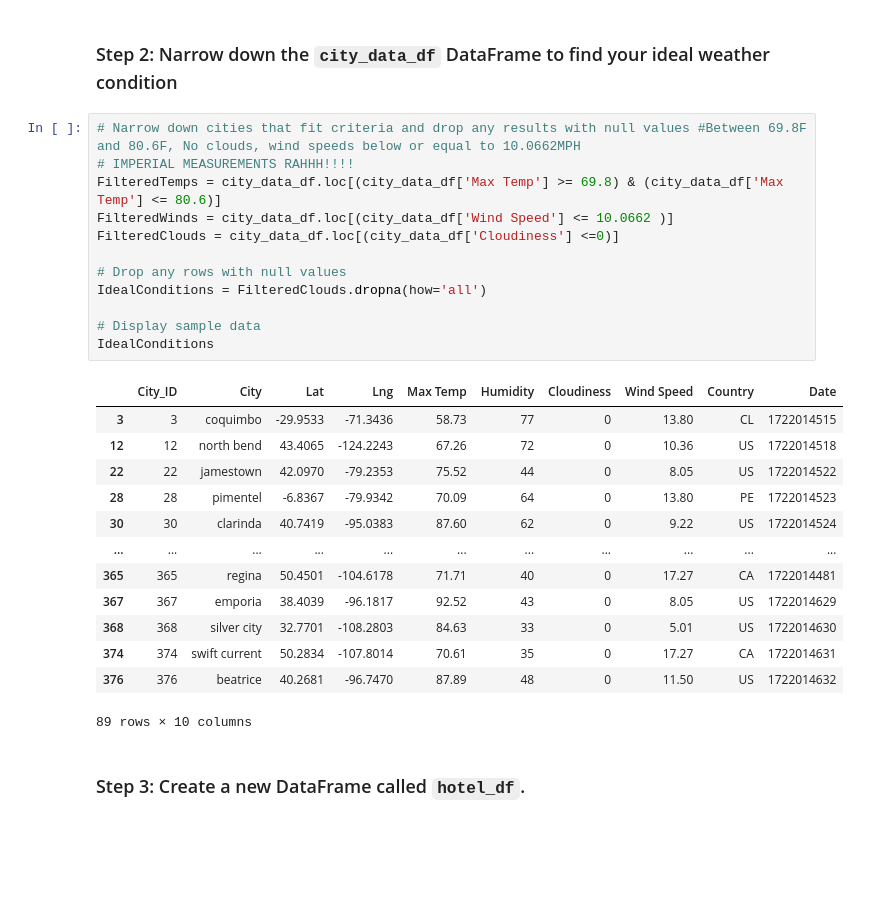
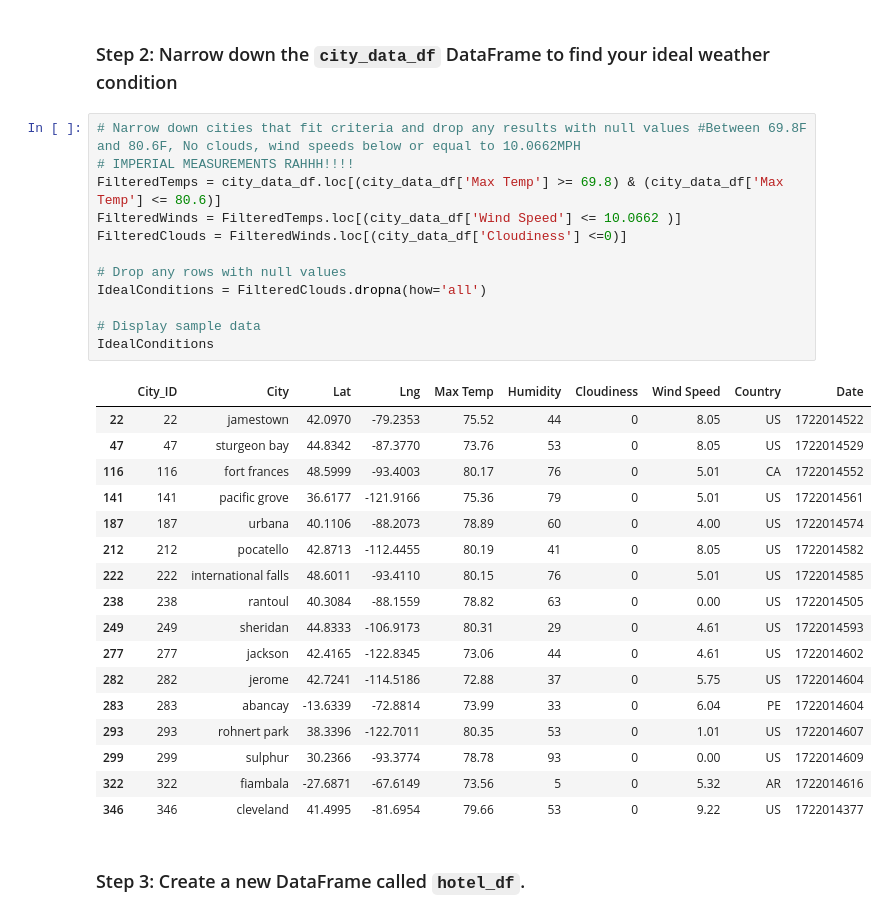
Before and after one commit to RickGrimesCodes/Module-6-Challenge, a Jupyter notebook: VacationPy.ipynb, the cells around one changed output. Drawn from its saved outputs; the diff is of its cells as text; blank space fills up the shorter version.

Commit message:
Corrected code for the IdealConditions dataframe
Should work now.

```diff
--- a/VacationPy.ipynb
+++ b/VacationPy.ipynb
@@ -63,29 +67,33 @@ mapPlot
 # %%
 # Narrow down cities that fit criteria and drop any results with null values #Between 69.8F and 80.6F, No clouds, wind speeds below or equal to 10.0662MPH
 # IMPERIAL MEASUREMENTS RAHHH!!!!
 FilteredTemps = city_data_df.loc[(city_data_df['Max Temp'] >= 69.8) & (city_data_df['Max Temp'] <= 80.6)]
-FilteredWinds = city_data_df.loc[(city_data_df['Wind Speed'] <= 10.0662 )]
-FilteredClouds = city_data_df.loc[(city_data_df['Cloudiness'] <=0)]
+FilteredWinds = FilteredTemps.loc[(city_data_df['Wind Speed'] <= 10.0662 )]
+FilteredClouds = FilteredWinds.loc[(city_data_df['Cloudiness'] <=0)]
 
 # Drop any rows with null values
 IdealConditions = FilteredClouds.dropna(how='all')
 
 # Display sample data
 IdealConditions
 # %% [output]
 |  | City_ID | City | Lat | Lng | Max Temp | Humidity | Cloudiness | Wind Speed | Country | Date |
-| 3 | 3 | coquimbo | -29.9533 | -71.3436 | 58.73 | 77 | 0 | 13.80 | CL | 1722014515 |
-| 12 | 12 | north bend | 43.4065 | -124.2243 | 67.26 | 72 | 0 | 10.36 | US | 1722014518 |
 | 22 | 22 | jamestown | 42.0970 | -79.2353 | 75.52 | 44 | 0 | 8.05 | US | 1722014522 |
-| 28 | 28 | pimentel | -6.8367 | -79.9342 | 70.09 | 64 | 0 | 13.80 | PE | 1722014523 |
-| 30 | 30 | clarinda | 40.7419 | -95.0383 | 87.60 | 62 | 0 | 9.22 | US | 1722014524 |
-| ... | ... | ... | ... | ... | ... | ... | ... | ... | ... | ... |
-| 365 | 365 | regina | 50.4501 | -104.6178 | 71.71 | 40 | 0 | 17.27 | CA | 1722014481 |
-| 367 | 367 | emporia | 38.4039 | -96.1817 | 92.52 | 43 | 0 | 8.05 | US | 1722014629 |
-| 368 | 368 | silver city | 32.7701 | -108.2803 | 84.63 | 33 | 0 | 5.01 | US | 1722014630 |
-| 374 | 374 | swift current | 50.2834 | -107.8014 | 70.61 | 35 | 0 | 17.27 | CA | 1722014631 |
-| 376 | 376 | beatrice | 40.2681 | -96.7470 | 87.89 | 48 | 0 | 11.50 | US | 1722014632 |
+| 47 | 47 | sturgeon bay | 44.8342 | -87.3770 | 73.76 | 53 | 0 | 8.05 | US | 1722014529 |
+| 116 | 116 | fort frances | 48.5999 | -93.4003 | 80.17 | 76 | 0 | 5.01 | CA | 1722014552 |
+| 141 | 141 | pacific grove | 36.6177 | -121.9166 | 75.36 | 79 | 0 | 5.01 | US | 1722014561 |
+| 187 | 187 | urbana | 40.1106 | -88.2073 | 78.89 | 60 | 0 | 4.00 | US | 1722014574 |
+| 212 | 212 | pocatello | 42.8713 | -112.4455 | 80.19 | 41 | 0 | 8.05 | US | 1722014582 |
+| 222 | 222 | international falls | 48.6011 | -93.4110 | 80.15 | 76 | 0 | 5.01 | US | 1722014585 |
+| 238 | 238 | rantoul | 40.3084 | -88.1559 | 78.82 | 63 | 0 | 0.00 | US | 1722014505 |
+| 249 | 249 | sheridan | 44.8333 | -106.9173 | 80.31 | 29 | 0 | 4.61 | US | 1722014593 |
+| 277 | 277 | jackson | 42.4165 | -122.8345 | 73.06 | 44 | 0 | 4.61 | US | 1722014602 |
+| 282 | 282 | jerome | 42.7241 | -114.5186 | 72.88 | 37 | 0 | 5.75 | US | 1722014604 |
+| 283 | 283 | abancay | -13.6339 | -72.8814 | 73.99 | 33 | 0 | 6.04 | PE | 1722014604 |
+| 293 | 293 | rohnert park | 38.3396 | -122.7011 | 80.35 | 53 | 0 | 1.01 | US | 1722014607 |
+| 299 | 299 | sulphur | 30.2366 | -93.3774 | 78.78 | 93 | 0 | 0.00 | US | 1722014609 |
+| 322 | 322 | fiambala | -27.6871 | -67.6149 | 73.56 | 5 | 0 | 5.32 | AR | 1722014616 |
+| 346 | 346 | cleveland | 41.4995 | -81.6954 | 79.66 | 53 | 0 | 9.22 | US | 1722014377 |
-89 rows × 10 columns
 # %% [markdown]
 ### Step 3: Create a new DataFrame called `hotel_df`.
 # %%
```
Also changed, not shown: parts of 3 cells of this notebook.
